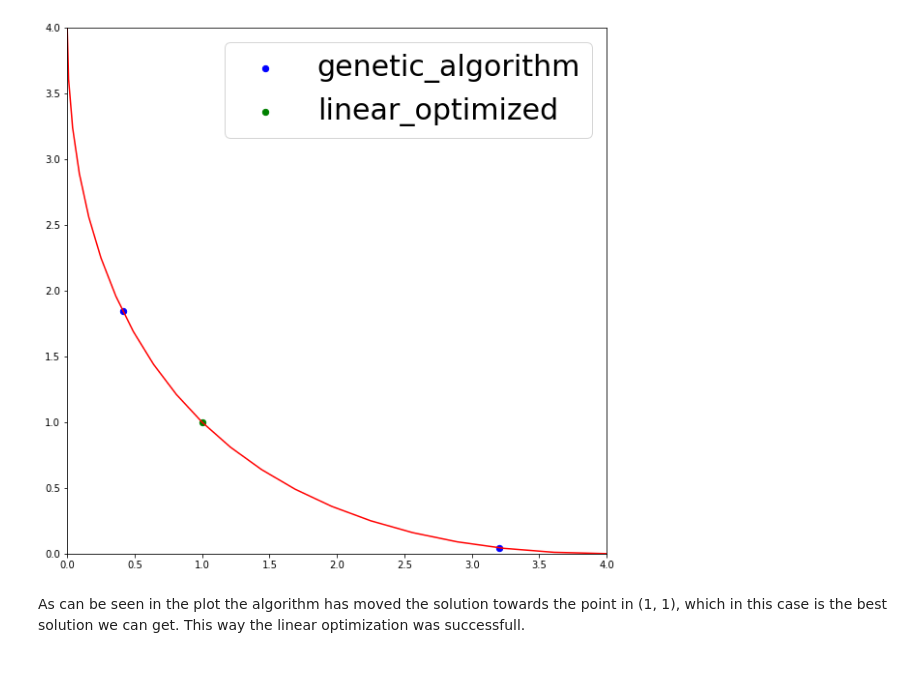
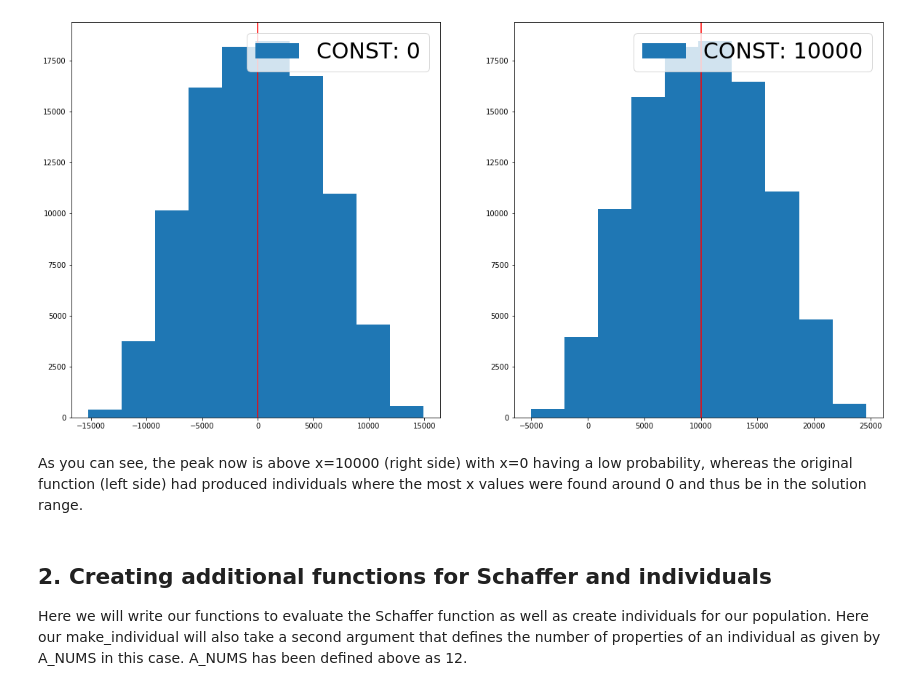
Before and after one commit to inowas/optimization-algorithm-examples, a Jupyter notebook: optimization_example_advanced.ipynb, the cells around one changed output. Drawn from its saved outputs; the diff is of its cells as text; code cells hidden in the pictures.

Commit message:
Updating the general structure

```diff
--- a/optimization_example_advanced.ipynb
+++ b/optimization_example_advanced.ipynb
@@ -382,23 +111,41 @@ Now that the best solution as given by the genetic algorithm has been linear opt
-# %%
-# Create an empty figure, this time broader for space of three plots!
-f = plt.figure(figsize=(10, 10))
-
-# Create a general plot of the function
-plt.plot(schaffer_f1_vec(x_vals), schaffer_f2_vec(x_vals), c="red")
-
-# Create scatters of the hall of fame solutions
-plt.scatter(schaffer_f1_vec([g_mod(best_ind, G_MOD_CONST) for best_ind in hall_of_fame]), schaffer_f2_vec([g_mod(best_ind, G_MOD_CONST) for best_ind in hall_of_fame]), c="blue", label="genetic_algorithm", s=40)
-plt.scatter(schaffer_f1_vec([g_mod(best_gen_opt, G_MOD_CONST)]), schaffer_f2_vec([g_mod(best_gen_opt, G_MOD_CONST)]), c="green", label="linear_optimized", s=40)
-
-# Add legend
-plt.legend()
-
-# Limit the plot to box
-plt.xlim((0, max(schaffer_f1_vec(SCHAFFER_OPT))))
-plt.ylim((0, max(schaffer_f2_vec(SCHAFFER_OPT))))
-
-plt.show()
-# %% [output]
-[figure, removed]
-# %% [markdown]
-As can be seen in the plot the algorithm has moved the solution towards the point in (1, 1), which in this case is the best solution we can get. This way the linear optimization was successfull.
+# %%
+# Function for creating a random individual
+def gen_fun(range):
+    # Draw 12 random numbers (between 0 and 1, uniform distributed) and reshape them on the range of our value limits
+    rand_nums = list(np.random.random(12) * np.abs(np.diff(range)) + np.min(range))
+
+    return rand_nums
+
+# Number of individuals
+NUM_IND = 100000
+
+# Initialize plot
+f = plt.figure(figsize=(20, 10))
+
+# Add two subplots for the original and modified function
+ax1 = f.add_subplot(1, 2, 1)
+ax2 = f.add_subplot(1, 2, 2)
+
+# Loop through axes/constants; we use constant 0 here to receive the same result as with the original g function
+for ax, const in zip([ax1, ax2], [0, G_MOD_CONST]):
+    # Create a random population of x values with help of modified g function and constant
+    rand_pop = [g_mod(gen_fun(A_RANGE), const) for ind in range(NUM_IND)]
+    # Create a histogram of the populations x values with label showing the constant used
+    ax.hist(rand_pop, label="CONST: {}".format(const))
+    ax.legend(loc="upper right")
+    # Add a vertical line at the mean x value of the population to show the shift
+    ax.axvline(x=np.array(rand_pop).mean(), ymin=0, ymax=1000000, color="red")
+
+plt.show()
+# %% [output]
+[figure, added]
+# %% [markdown]
+As you can see, the peak now is above x=10000 (right side) with x=0 having a low probability, whereas the original
+function (left side) had produced individuals where the most x values were found around 0 and thus be in the solution
+range.
+# %% [markdown]
+## 2. Creating additional functions for Schaffer and individuals
+
+Here we will write our functions to evaluate the Schaffer function as well as create individuals for our population.
+Here our make_individual will also take a second argument that defines the number of properties of an individual as
+given by A_NUMS in this case. A_NUMS has been defined above as 12.
```
Also changed, not shown: parts of 43 cells of this notebook, 1 other file.
